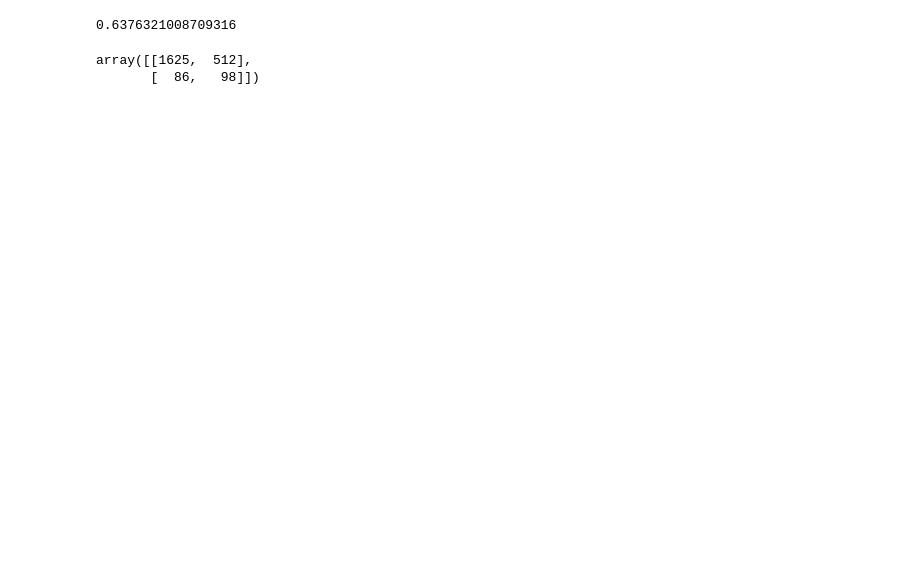
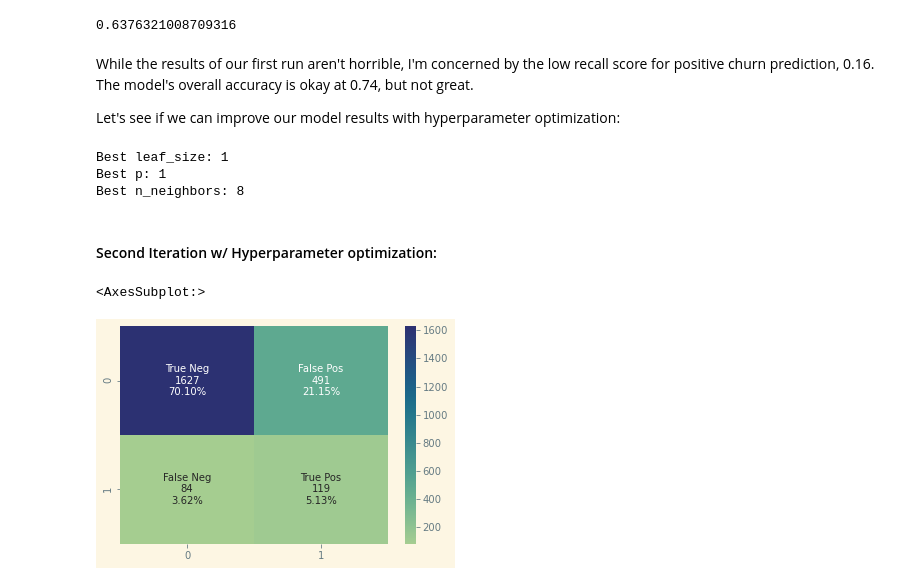
Before and after one commit to et-mill/CSC-495---Telecom-Customer-Churn, a Jupyter notebook: Models/KNN.ipynb, the cells around one changed output. Saved outputs shown, nothing was run; the diff lists cells and outputs as text; code cells hidden in the pictures; blank space fills up the shorter version.

```diff
--- a/Models/KNN.ipynb
+++ b/Models/KNN.ipynb
@@ -80,8 +101,46 @@ plt.legend();
 metrics.roc_auc_score(y_test, y_proba)
 # %% [output]
 0.6376321008709316
-# %%
-metrics.confusion_matrix(y_pred_knn, y_test)
-# %% [output]
-array([[1625,  512],
-       [  86,   98]])
+# %% [markdown]
+While the results of our first run aren't horrible, I'm concerned by the low recall score for positive churn prediction,
+0.16. The model's overall accuracy is okay at 0.74, but not great.
+
+Let's see if we can improve our model results with hyperparameter optimization:
+# %%
+leaf_size = list(range(1,10))
+n_neighbors = list(range(1,10))
+p=[1,2]
+hyperparameters = dict(leaf_size=leaf_size, n_neighbors=n_neighbors, p=p)
+
+knn_2 = KNeighborsClassifier()
+clf = GridSearchCV(knn_2, hyperparameters, cv=10)
+best_model = clf.fit(X_train, y_train)
+
+print('Best leaf_size:', best_model.best_estimator_.get_params()['leaf_size'])
+print('Best p:', best_model.best_estimator_.get_params()['p'])
+print('Best n_neighbors:', best_model.best_estimator_.get_params()['n_neighbors'])
+# %% [output]
+Best leaf_size: 1
+Best p: 1
+Best n_neighbors: 8
+# %% [markdown]
+#### Second Iteration w/ Hyperparameter optimization:
+# %%
+knn = KNeighborsClassifier(leaf_size=1, p=1, n_neighbors=8)
+knn.fit(X_train, y_train)
+
+y_pred_knn = knn.predict(X_test)
+y_pred_knn_train = knn.predict(X_train)
+# %%
+cf_matrix = metrics.confusion_matrix(y_pred_knn, y_test)
+group_names = ['True Neg', 'False Pos', 'False Neg', 'True Pos']
+group_counts = [f"{value}" for value in cf_matrix.flatten()]
+group_percentages = ["{0:.2%}".format(value) for value in
+                     cf_matrix.flatten()/np.sum(cf_matrix)]
+labels = [f"{v1}\n{v2}\n{v3}" for v1, v2, v3 in
+          zip(group_names,group_counts,group_percentages)]
+labels = np.asarray(labels).reshape(2,2)
+sns.heatmap(cf_matrix, annot=labels, fmt='', cmap='crest')
+# %% [output]
+<AxesSubplot:>
+[figure, added]
```
Also changed, not shown: parts of 10 cells of this notebook, 2 other files.
